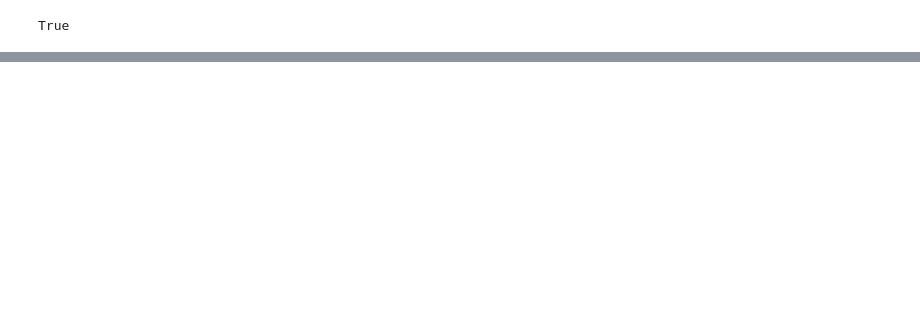
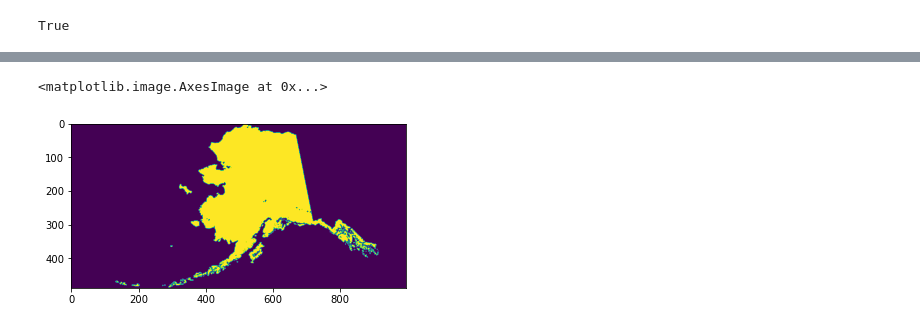
Before and after one commit to ua-snap/rasdaman-ingest, a Jupyter notebook: iem/gipl2_4km/preprocess_GIPL_4km_alt_and_magt.ipynb, the cells around one changed output, grey strips where cells are left out. Drawn from its saved outputs; the diff is of its cells as text; code cells hidden in the pictures; blank space fills up the shorter version.

```diff
--- a/iem/gipl2_4km/preprocess_GIPL_4km_alt_and_magt.ipynb
+++ b/iem/gipl2_4km/preprocess_GIPL_4km_alt_and_magt.ipynb
@@ -480,0 +497,29 @@ True
+# %%
+ds_nanfix = ds.copy(deep=True)
+
+# isolate the ALT baseline
+baseline = ds.sel(era=0, scenario=0, model=0)["alt"]
+
+# iterate through RCP 4.5 and 8.5
+for sc in range(1, 3):
+    # iterate each model (not historical `cruts31`)
+    for md in range(1, 6):
+        model_slice = ds_nanfix.sel(scenario=sc, model=md)["alt"]
+        repeats = []
+        # iterate each through each era (not the historical '1995')
+        for e in range(1, 5):
+            repeated = (baseline == model_slice.sel(era=e)) * 1
+            repeats.append(repeated)
+        repeat_count = sum(repeats)
+        no_data_threshold = (repeat_count >= 2)
+        mask = 1 * np.ones((ds.dims['y'], ds.dims['x'])) * no_data_threshold
+        ds_nanfix.coords['mask'] = (('y', 'x'), mask.data)
+
+        # now that the per-model/scenario mask is generated, we need to apply it each era of that model/scenario
+        for i in range(1, 5):
+            masked = ds_nanfix["alt"].sel(era=i, model=md, scenario=sc).where(ds_nanfix.mask != 1, -9999.0)
+            ds_nanfix["alt"].loc[dict(era=i, model=md, scenario=sc)] = masked
+
+        # apply the mask to the historical baseline as well
+        hist_masked = ds_nanfix["alt"].sel(era=0, model=0, scenario=0).where(ds_nanfix.mask != 1, -9999.0)
+        ds_nanfix["alt"].loc[dict(era=0, model=0, scenario=0)] = hist_masked
@@ -480,0 +536,5 @@ True
+# %%
+plt.imshow(new_slice)
+# %% [output]
+<matplotlib.image.AxesImage at 0x...>
+[figure, added]
```
Also changed, not shown: parts of 29 cells of this notebook, 3 other files.
